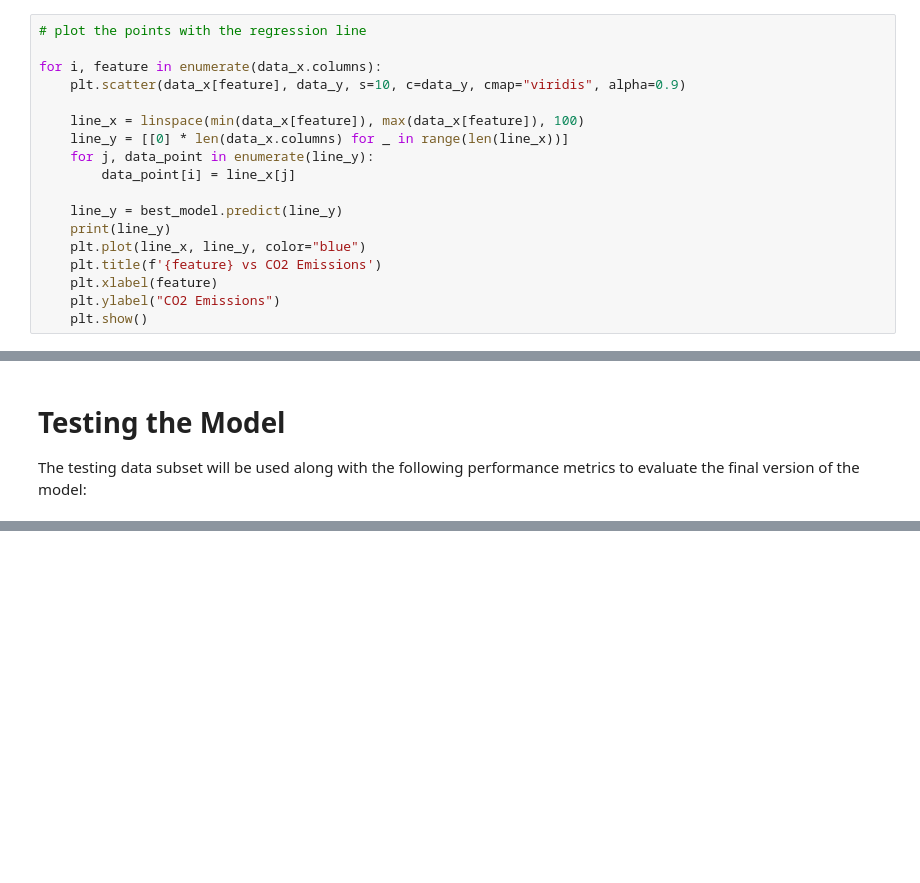
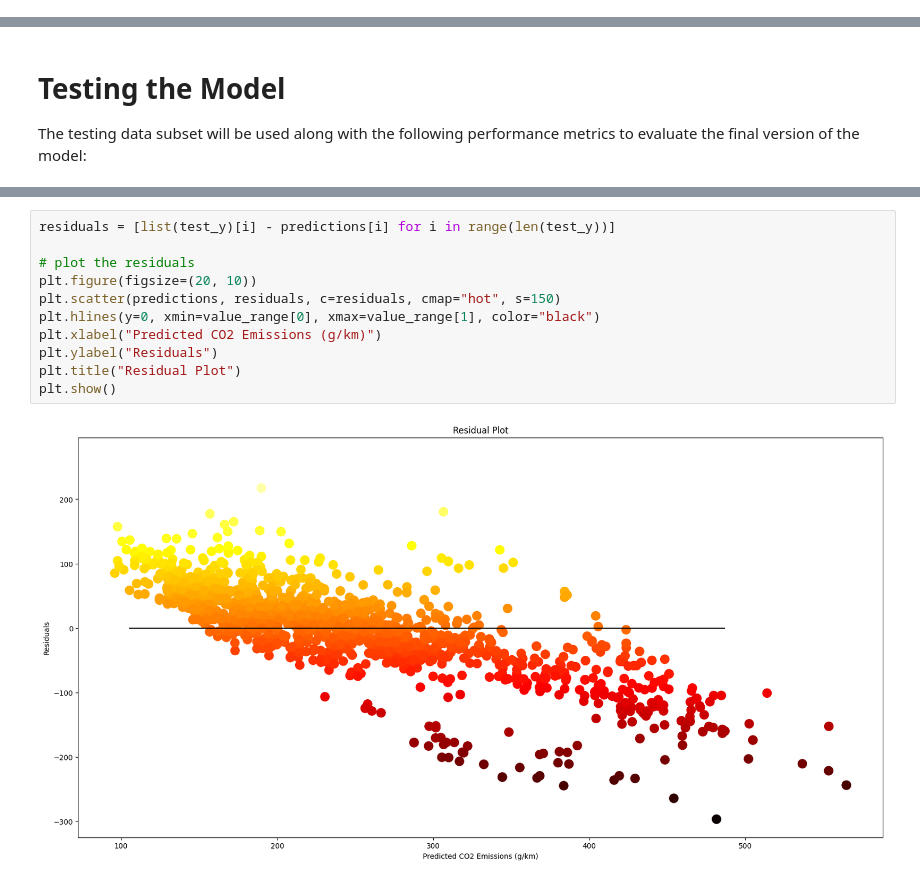
Before and after one commit to timid-angel/co2-emissions-prediction-model, a Jupyter notebook: Linear_Regression.ipynb, the cells around one changed output, grey strips where cells are left out. Cells and saved outputs as stored; diff of their text form; blank space fills up the shorter version.

```diff
--- a/Linear_Regression.ipynb
+++ b/Linear_Regression.ipynb
@@ -188,18 +226,0 @@ print(f"\n | Model {best_model_index + 1} with a learning rate of {learning_rate
-# %%
-# plot the points with the regression line
-
-for i, feature in enumerate(data_x.columns):
-    plt.scatter(data_x[feature], data_y, s=10, c=data_y, cmap="viridis", alpha=0.9)
-
-    line_x = linspace(min(data_x[feature]), max(data_x[feature]), 100)
-    line_y = [[0] * len(data_x.columns) for _ in range(len(line_x))]
-    for j, data_point in enumerate(line_y):
-        data_point[i] = line_x[j]
-
-    line_y = best_model.predict(line_y)
-    print(line_y)
-    plt.plot(line_x, line_y, color="blue")
-    plt.title(f'{feature} vs CO2 Emissions')
-    plt.xlabel(feature)
-    plt.ylabel("CO2 Emissions")
-    plt.show()
@@ -222,0 +243,13 @@ The testing data subset will be used along with the following performance metric
+# %%
+residuals = [list(test_y)[i] - predictions[i] for i in range(len(test_y))]
+
+# plot the residuals
+plt.figure(figsize=(20, 10))
+plt.scatter(predictions, residuals, c=residuals, cmap="hot", s=150)
+plt.hlines(y=0, xmin=value_range[0], xmax=value_range[1], color="black")
+plt.xlabel("Predicted CO2 Emissions (g/km)")
+plt.ylabel("Residuals")
+plt.title("Residual Plot")
+plt.show()
+# %% [output]
+[figure, added]
```
Also changed, not shown: parts of 14 cells of this notebook.
